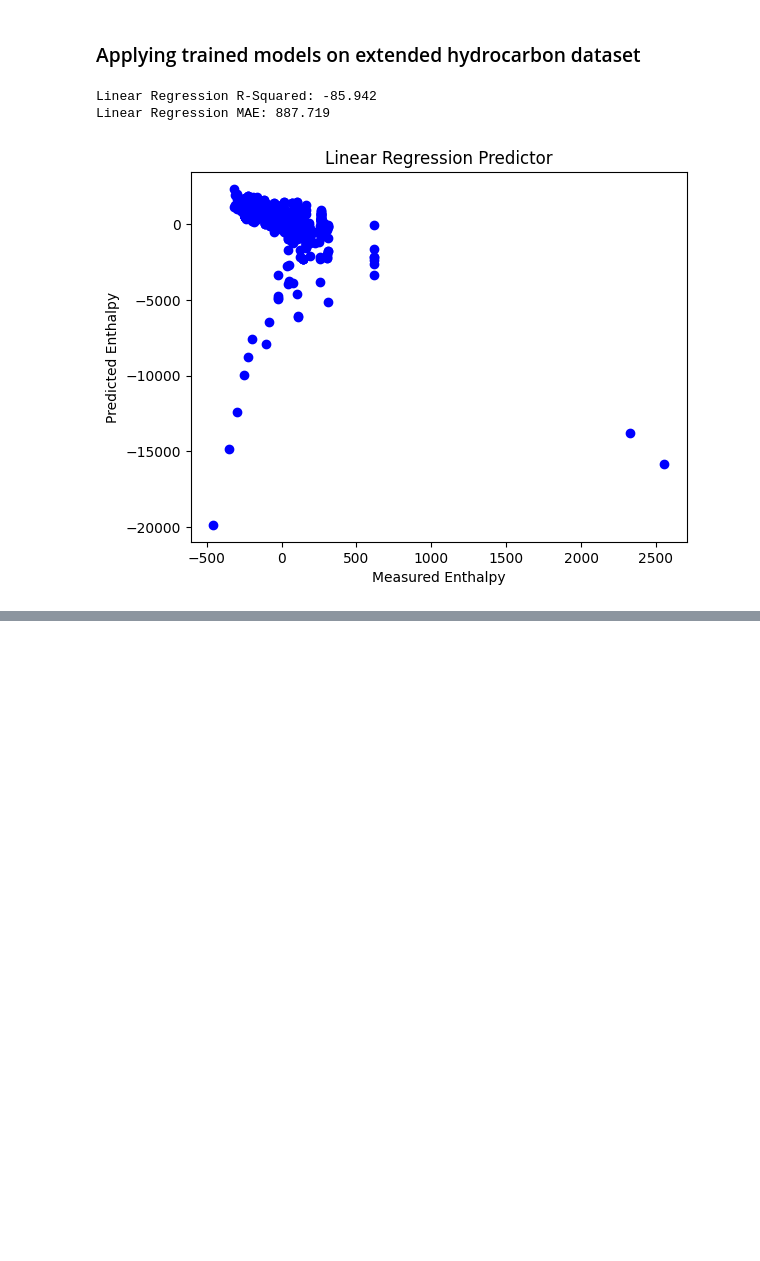
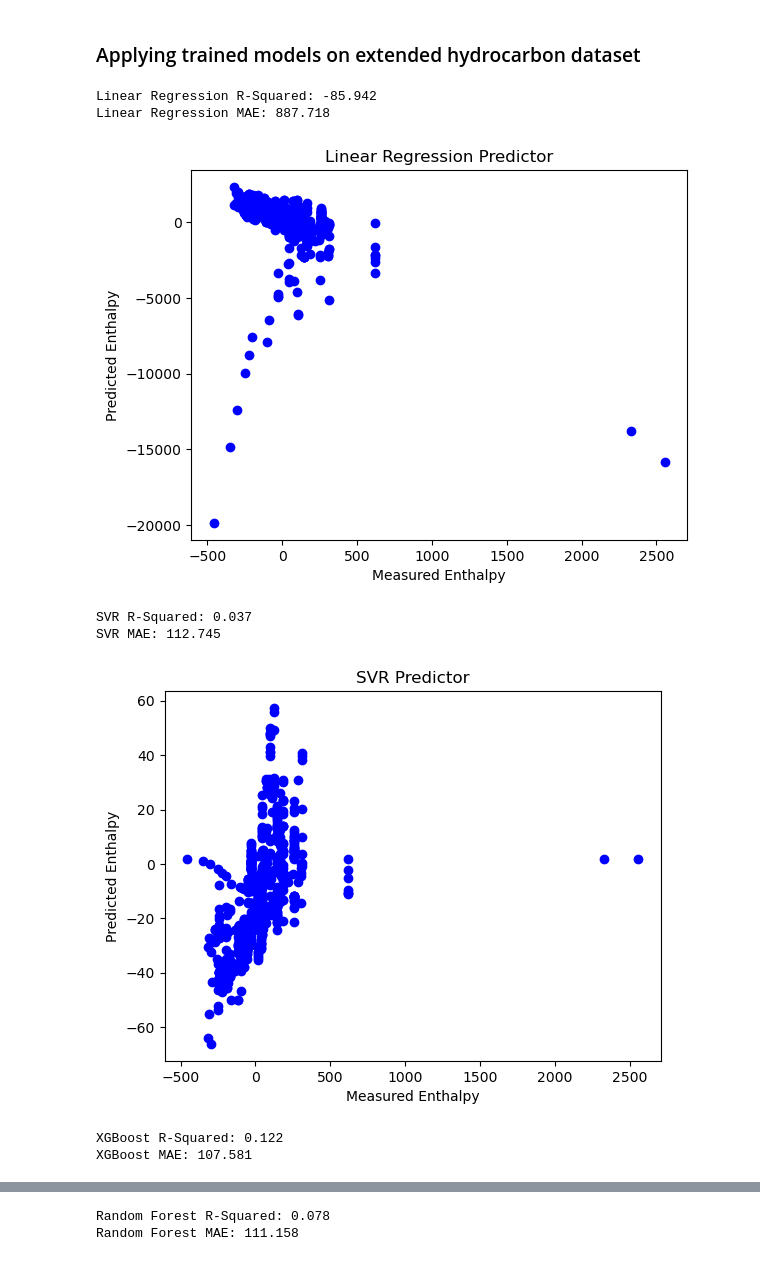
Before and after one commit to tracehhh/NTU-CM4044-ML-Mini-project-2, a Jupyter notebook: CM4044 Project 2.ipynb, the cells around one changed output, grey strips where cells are left out. Cells and saved outputs as stored; diff of their text form; code cells hidden in the pictures; blank space fills up the shorter version.

Commit message:
split random forest codeblock, implemented all ML models to extended dataset

```diff
--- a/CM4044 Project 2.ipynb
+++ b/CM4044 Project 2.ipynb
@@ -427,21 +436,65 @@ X_ext = st.fit_transform(X_ext)
 ### Applying trained models on extended hydrocarbon dataset
 # %%
 Y_ext_pred_lr = lr.predict(X_ext)
+Y_ext_pred_svr = svr.predict(X_ext)
+Y_ext_pred_xg = xg.predict(X_ext)
+Y_ext_pred_rf = best_rf.predict(X_ext)
 Y_true = extended_hc['Enthalpy']
 
 #model evaluation
 r2_lr = r2_score(Y_true, Y_ext_pred_lr)
 mae_lr = mean_absolute_error(Y_true, Y_ext_pred_lr)
 print(f"Linear Regression R-Squared: {(r2_lr):.3f}")
 print(f"Linear Regression MAE: {(mae_lr):.3f}")
 
 plt.scatter(Y_true, Y_ext_pred_lr, c='blue')
 plt.title('Linear Regression Predictor')
 plt.xlabel('Measured Enthalpy')
 plt.ylabel('Predicted Enthalpy')
 #plt.savefig('Linear Regression Predictor.png', dpi=300)
 plt.show()
+
+r2_svr = r2_score(Y_true, Y_ext_pred_svr)
+mae_svr = mean_absolute_error(Y_true, Y_ext_pred_svr)
+print(f"SVR R-Squared: {(r2_svr):.3f}")
+print(f"SVR MAE: {(mae_svr):.3f}")
+
+plt.scatter(Y_true, Y_ext_pred_svr, c='blue')
+plt.title('SVR Predictor')
+plt.xlabel('Measured Enthalpy')
+plt.ylabel('Predicted Enthalpy')
+#plt.savefig('Linear Regression Predictor.png', dpi=300)
+plt.show()
+
+r2_xg = r2_score(Y_true, Y_ext_pred_xg)
+mae_xg = mean_absolute_error(Y_true, Y_ext_pred_xg)
+print(f"XGBoost R-Squared: {(r2_xg):.3f}")
+print(f"XGBoost MAE: {(mae_xg):.3f}")
+
+plt.scatter(Y_true, Y_ext_pred_xg, c='blue')
+plt.title('XGBoost Predictor')
+plt.xlabel('Measured Enthalpy')
+plt.ylabel('Predicted Enthalpy')
+#plt.savefig('Linear Regression Predictor.png', dpi=300)
+plt.show()
+
+r2_rf = r2_score(Y_true, Y_ext_pred_rf)
+mae_rf = mean_absolute_error(Y_true, Y_ext_pred_rf)
+print(f"Random Forest R-Squared: {(r2_rf):.3f}")
+print(f"Random Forest MAE: {(mae_rf):.3f}")
+
+plt.scatter(Y_true, Y_ext_pred_rf, c='blue')
+plt.title('Random Forest Predictor')
+plt.xlabel('Measured Enthalpy')
+plt.ylabel('Predicted Enthalpy')
+#plt.savefig('Linear Regression Predictor.png', dpi=300)
+plt.show()
 # %% [output]
 Linear Regression R-Squared: -85.942
-Linear Regression MAE: 887.719
+Linear Regression MAE: 887.718
-[figure, old version]
+[figure, new version]
+SVR R-Squared: 0.037
+SVR MAE: 112.745
+[figure, added]
+XGBoost R-Squared: 0.122
+XGBoost MAE: 107.581
@@ -447,0 +502,2 @@ Linear Regression MAE: 887.719
+Random Forest R-Squared: 0.078
+Random Forest MAE: 111.158
```
Also changed, not shown: parts of 6 cells of this notebook, 1 other file.
